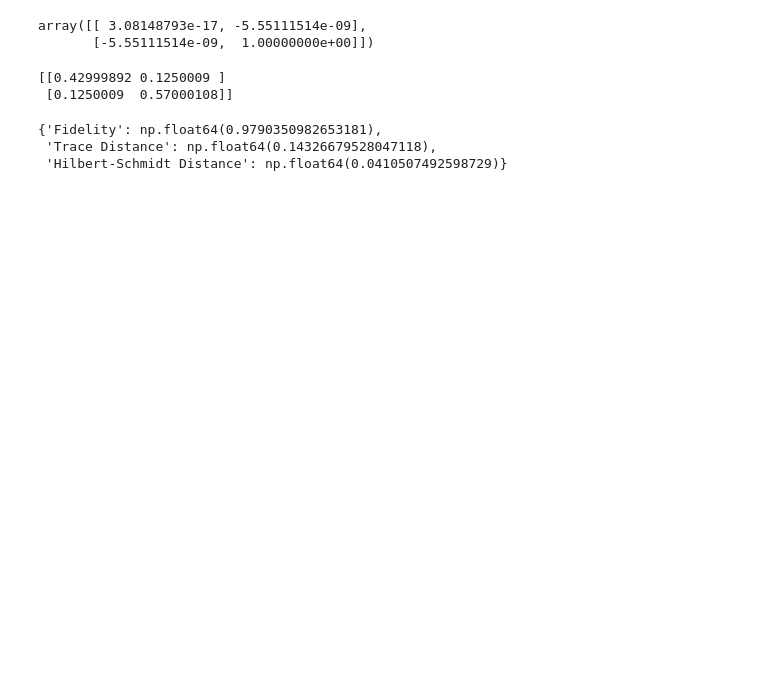
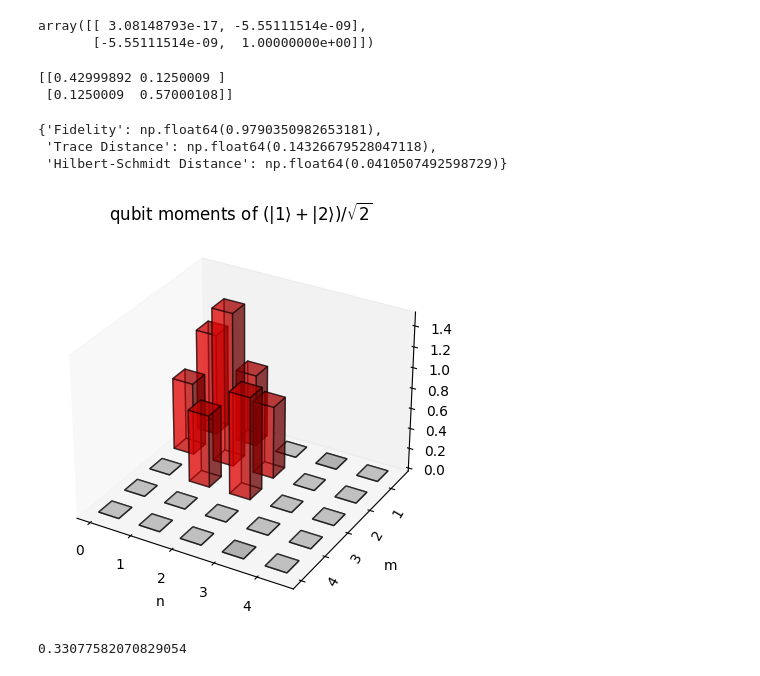
Before and after one commit to ElenBOT/tomography, a Jupyter notebook: examples.ipynb, the cells around one changed output. Saved outputs shown, nothing was run; the diff lists cells and outputs as text; code cells hidden in the pictures; blank space fills up the shorter version.

```diff
--- a/examples.ipynb
+++ b/examples.ipynb
@@ -112,3 +106,25 @@ compute_similarities(rho_fit, rho_ideal)
 {'Fidelity': np.float64(0.9790350982653181),
  'Trace Distance': np.float64(0.14326679528047118),
  'Hilbert-Schmidt Distance': np.float64(0.0410507492598729)}
+# %%
+# compute moment from a ket state
+from sympy.physics.quantum import Bra, Ket
+from sympy import sqrt
+
+ket_state = (Ket(1) + Ket(2)) / sqrt(2)
+moments = eva_qubit_moment_by_ket(ket_state, highest_order=4)
+for key, value in moments.items():
+    moments[key] = float(value) # sympy expression to float
+plot_moments_bar_diagram(moments, title='qubit moments of $(| 1\\rangle + | 2\\rangle)/\\sqrt{2}$')
+# %% [output]
+[figure, added]
+# %%
+# construct Winger function using our calculated moments
+lambd = generate_complex_2dcoord(5, 51)
+W = W = get_winger_function_func(moments, lambd, highest_order=4)
+alpha = generate_complex_2dcoord(2, 151)
+W_values = W(alpha)
+wln = np.log(approx_complex_2dint(np.abs(W_values), alpha)) # Winger Log Negativity
+print(wln)
+# %% [output]
+0.33077582070829054
```
Also changed, not shown: parts of 8 cells of this notebook, 3 other files.
